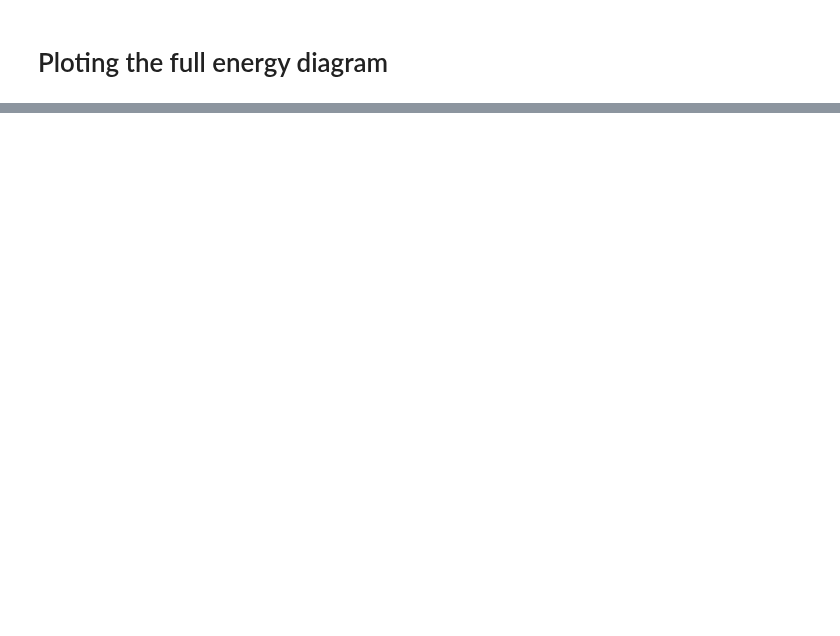
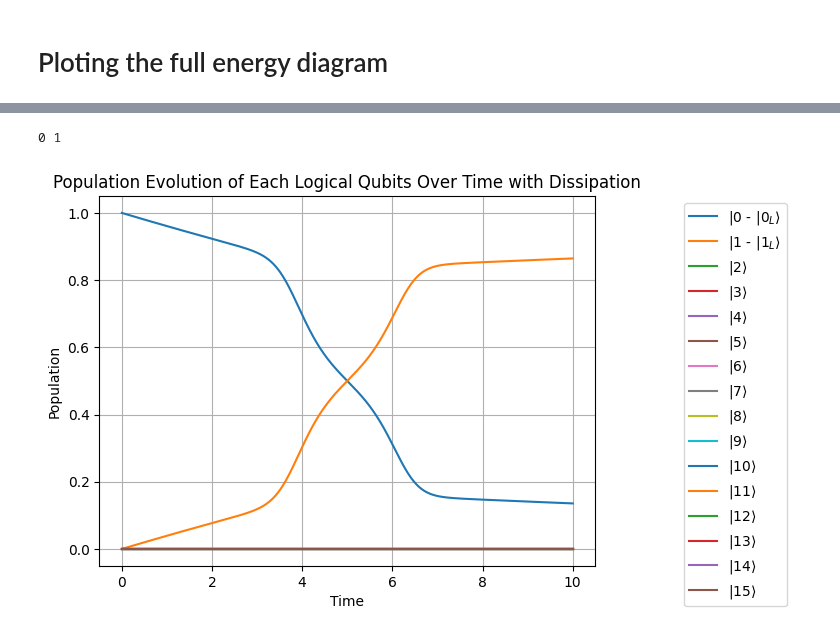
Before and after one commit to chenscheimq/QEC, a Jupyter notebook: RAP/RAP_stabilizers.ipynb, the cells around one changed output, grey strips where cells are left out. Saved outputs shown, nothing was run; the diff lists cells and outputs as text; code cells hidden in the pictures; blank space fills up the shorter version.

```diff
--- a/RAP/RAP_stabilizers.ipynb
+++ b/RAP/RAP_stabilizers.ipynb
@@ -210,0 +262,63 @@ plt.show()
+# %%
+C_op = gamma_sqrt * sigmam()
+
+# Collapse operators for the open system
+
+# collapse_ops = [
+#     tensor(C_op, I, I, I),
+#     tensor(I, C_op, I, I),
+#     tensor(I, I, C_op, I),
+#     tensor(I, I, I, C_op)
+# ]
+
+collapse_ops = [
+    gamma_sqrt * logical_one*logical_zero.dag(),
+    gamma_sqrt * logical_one*logical_zero.dag(),
+    gamma_sqrt * logical_one*logical_zero.dag(),
+    gamma_sqrt * logical_one*logical_zero.dag()
+]
+
+H_S_0 = omega_t[0] * X_L + delta_t[0] * Z_L + Hp
+eigenvalues_0, eigenstates_0 = H_S_0.eigenstates()
+e_ops = []
+
+zero_index = None
+one_index = None
+for i, state in enumerate(eigenstates_0):
+    e_ops.append(state*state.dag())
+    if np.round(np.abs(state.overlap(logical_zero))**2) == 1:
+        zero_index = i
+    elif np.round(np.abs(state.overlap(logical_one))**2) == 1:
+        one_index = i
+
+print(zero_index, one_index)
+
+H_S = [[X_L, omega_t], [Z_L, delta_t], Hp]
+
+# P0 = logical_zero*logical_zero.dag()
+# P1 = logical_one*logical_one.dag()
+# e_ops = [P0, P1]
+
+result = mesolve(H_S, logical_zero, t, c_ops=collapse_ops, e_ops=e_ops)
+# result = sesolve(H_S, logical_zero, t, e_ops=e_ops)
+
+
+for i in range(len(e_ops)):
+    pop_i = result.expect[i]
+
+    if i == one_index:
+        plt.plot(t, pop_i, label=f"|{i} - " + r'$|1_{L}\rangle$')
+    elif i == zero_index:
+        plt.plot(t, pop_i, label=f"|{i} - " + r'$|0_{L}\rangle$')
+    else:
+        plt.plot(t, pop_i, label=f"|{i}" + r"$\rangle$")
+
+plt.xlabel('Time')
+plt.ylabel('Population')
+plt.title('Population Evolution of Each Logical Qubits Over Time with Dissipation')
+plt.legend(loc='upper right', bbox_to_anchor=(1.4, 1))
+plt.grid()
+plt.show()
+# %% [output]
+0 1
+[figure, added]
```
Also changed, not shown: parts of 9 cells of this notebook.
